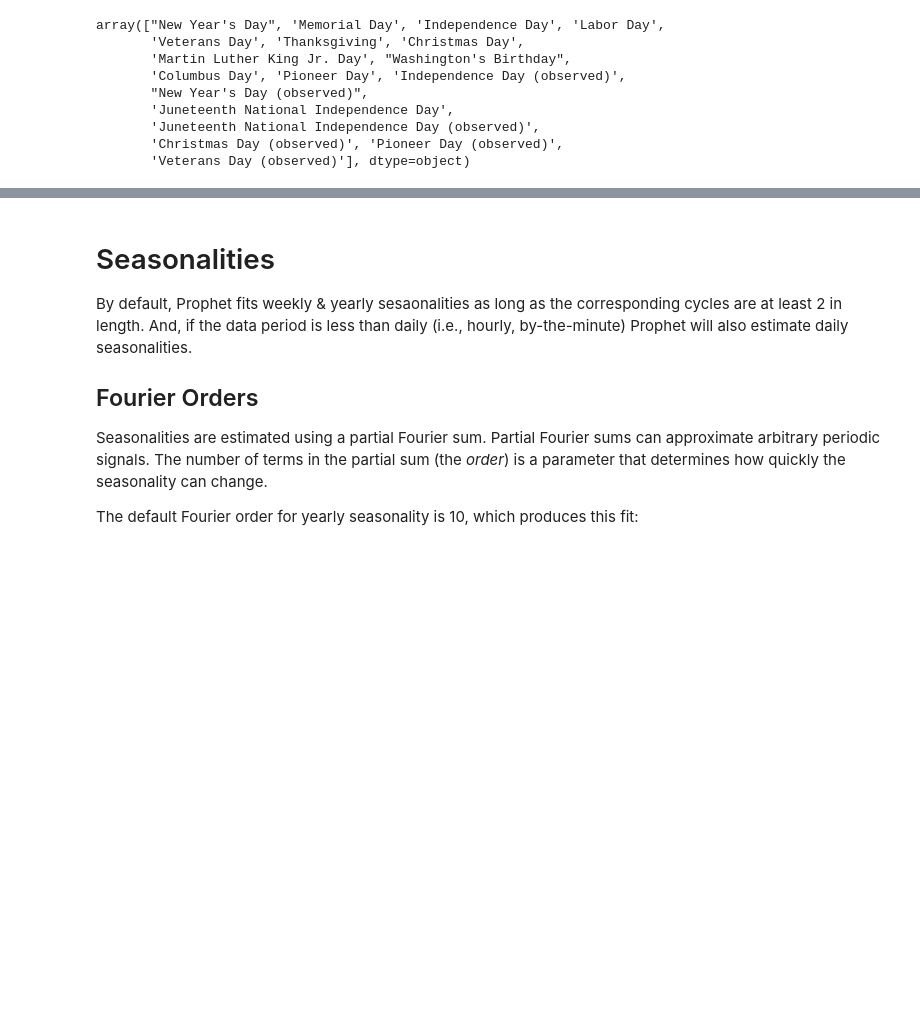
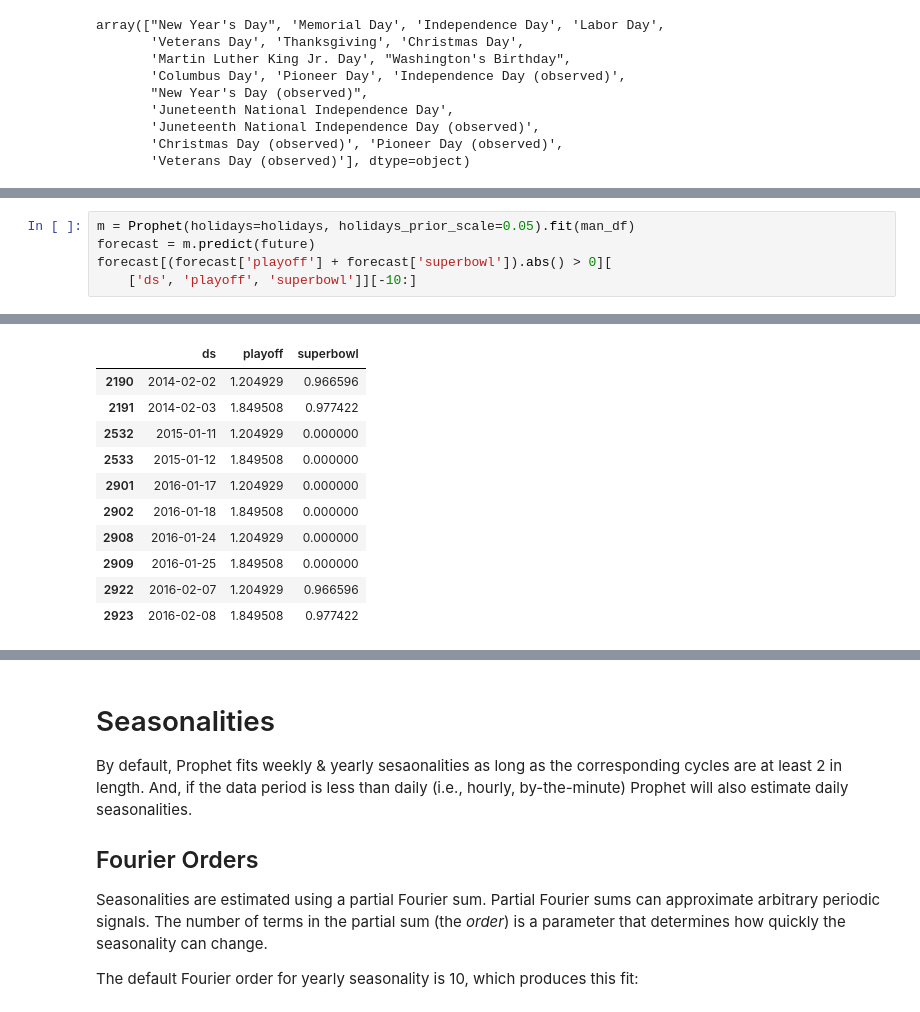
Before and after one commit to kdonavin/meta-prophet-guide, a Jupyter notebook: prophet.ipynb, the cells around one changed output, grey strips where cells are left out. Drawn from its saved outputs; the diff is of its cells as text; blank space fills up the shorter version.

```diff
--- a/prophet.ipynb
+++ b/prophet.ipynb
@@ -336,0 +341,6 @@ array(["New Year's Day", 'Memorial Day', 'Independence Day', 'Labor Day',
+# %%
+m = Prophet(holidays=holidays, holidays_prior_scale=0.05).fit(man_df)
+forecast = m.predict(future)
+forecast[(forecast['playoff'] + forecast['superbowl']).abs() > 0][
+    ['ds', 'playoff', 'superbowl']][-10:]
+# %% [output]
@@ -336,0 +349,11 @@ array(["New Year's Day", 'Memorial Day', 'Independence Day', 'Labor Day',
+|  | ds | playoff | superbowl |
+| 2190 | 2014-02-02 | 1.204929 | 0.966596 |
+| 2191 | 2014-02-03 | 1.849508 | 0.977422 |
+| 2532 | 2015-01-11 | 1.204929 | 0.000000 |
+| 2533 | 2015-01-12 | 1.849508 | 0.000000 |
+| 2901 | 2016-01-17 | 1.204929 | 0.000000 |
+| 2902 | 2016-01-18 | 1.849508 | 0.000000 |
+| 2908 | 2016-01-24 | 1.204929 | 0.000000 |
+| 2909 | 2016-01-25 | 1.849508 | 0.000000 |
+| 2922 | 2016-02-07 | 1.204929 | 0.966596 |
+| 2923 | 2016-02-08 | 1.849508 | 0.977422 |
```
Also changed, not shown: parts of 13 cells of this notebook.
